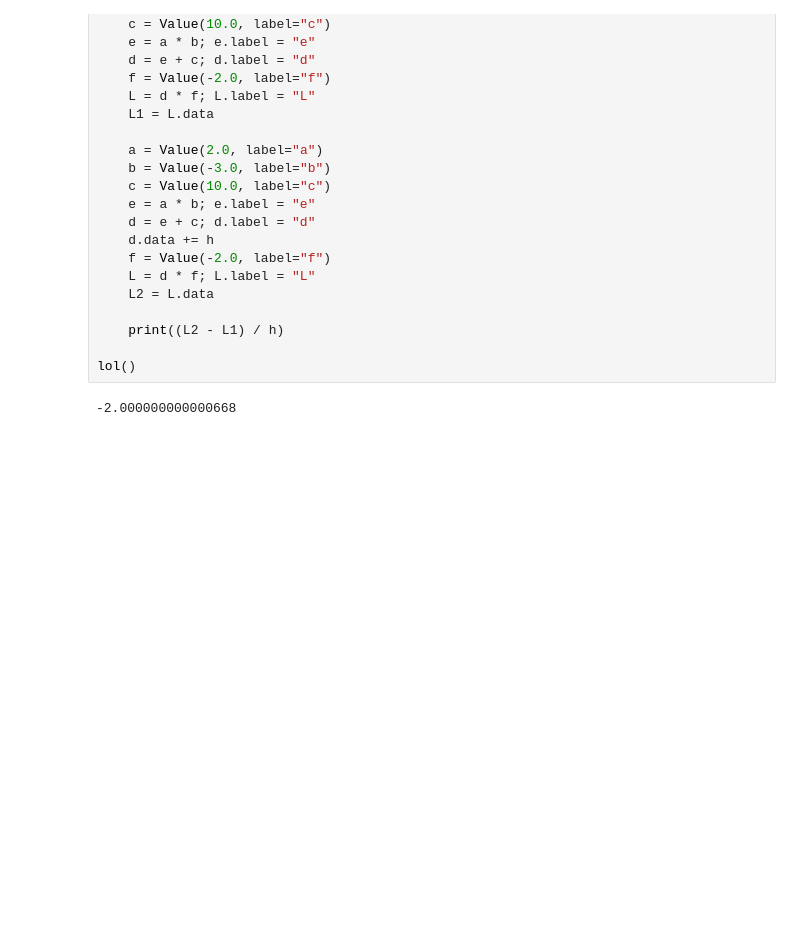
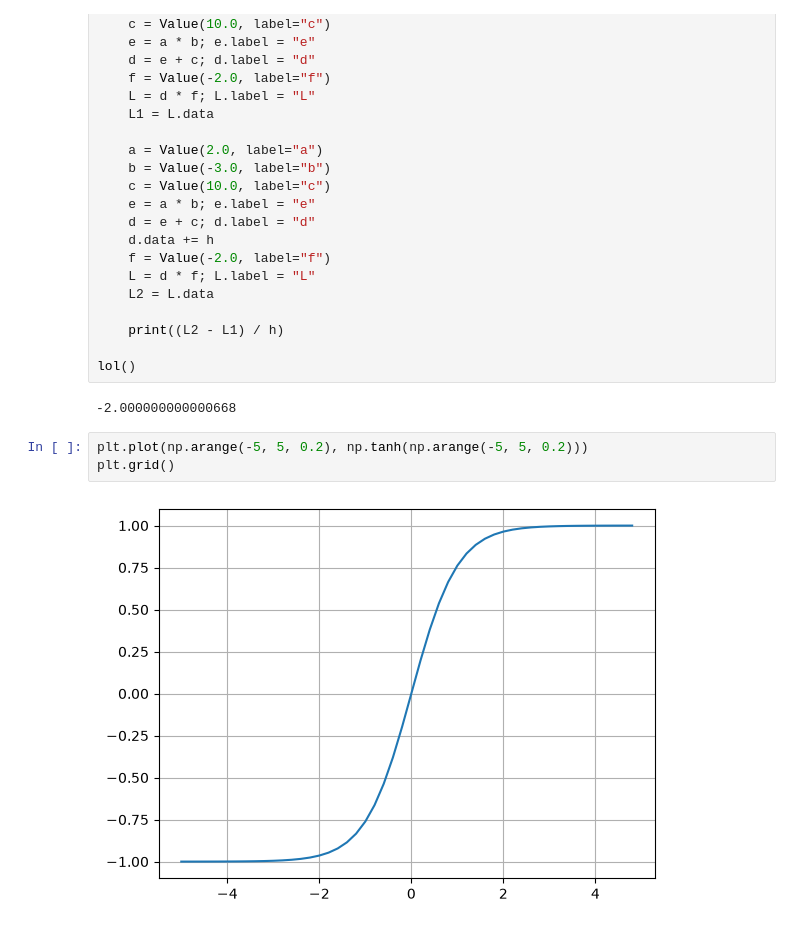
Before and after one commit to shawndong320/llm-learning, a Jupyter notebook: projects/micrograd_from_scratch.ipynb, the cells around one changed output. Saved outputs shown, nothing was run; the diff lists cells and outputs as text; blank space fills up the shorter version.

```diff
--- a/projects/micrograd_from_scratch.ipynb
+++ b/projects/micrograd_from_scratch.ipynb
@@ -207,3 +213,8 @@ def lol():
 lol()
 # %% [output]
 -2.000000000000668
+# %%
+plt.plot(np.arange(-5, 5, 0.2), np.tanh(np.arange(-5, 5, 0.2)))
+plt.grid()
+# %% [output]
+[figure, added]
```
Also changed, not shown: parts of 3 cells of this notebook.
